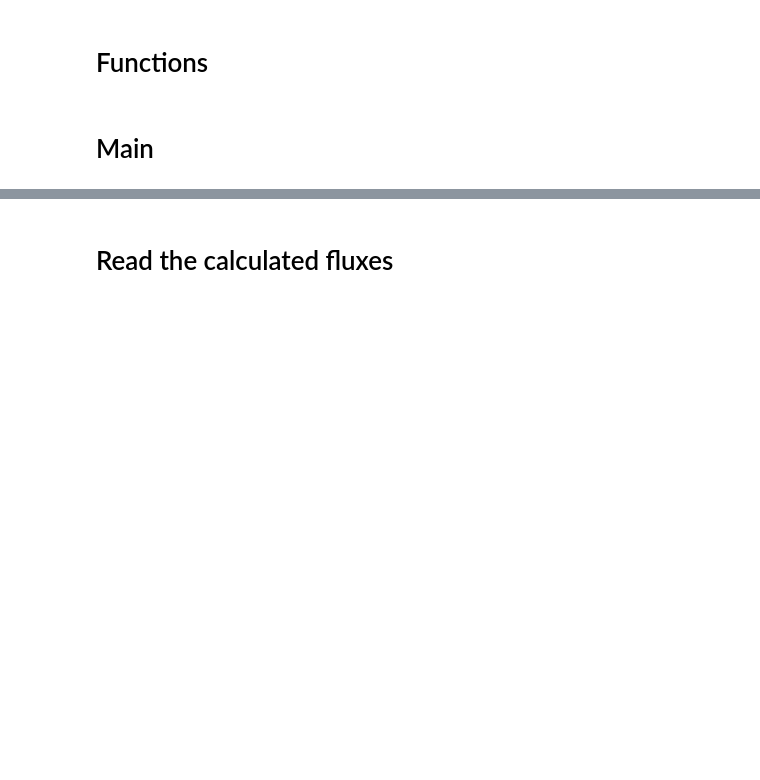
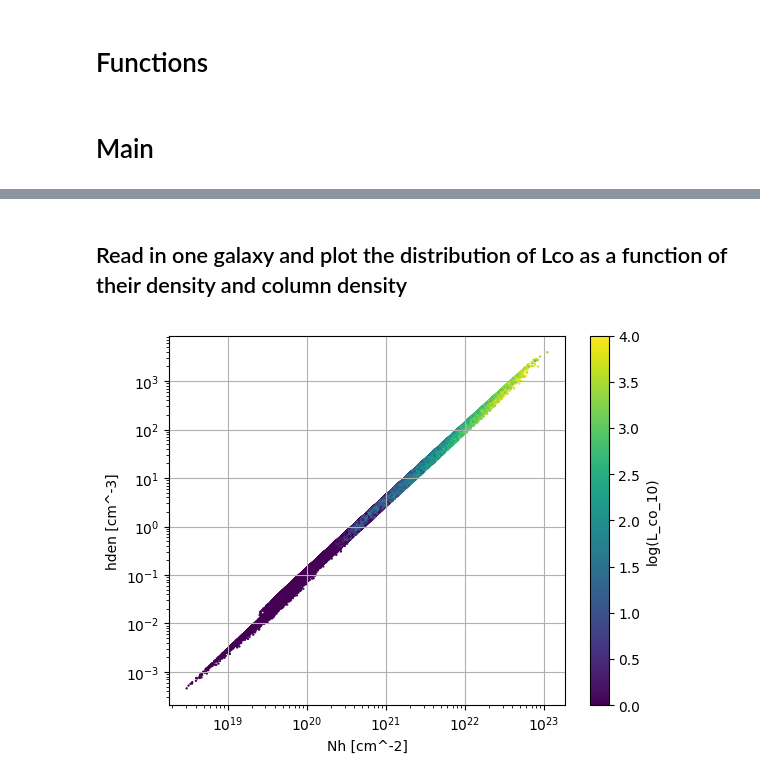
Before and after one commit to dtolgay/niagara_analyze_hden_metallicity_turbulence_isrf_radius, a Jupyter notebook: cloudy/columnDensity_or_depth_and_hden_determines_emissivity.ipynb, the cells around one changed output, grey strips where cells are left out. Cells and saved outputs as stored; diff of their text form; code cells hidden in the pictures; blank space fills up the shorter version.

```diff
--- a/cloudy/columnDensity_or_depth_and_hden_determines_emissivity.ipynb
+++ b/cloudy/columnDensity_or_depth_and_hden_determines_emissivity.ipynb
@@ -160,2 +181,0 @@ print(f"{line_fluxes.iloc[index2][['hden', 'metallicity', 'turbulence', 'isrf',
-# %% [markdown]
-# Read the calculated fluxes
@@ -211,0 +182,45 @@ train_data_df = pd.concat([train_data_df_2, train_data_df_1])
+# %% [markdown]
+## Read in one galaxy and plot the distribution of Lco as a function of their density and column density
+# %%
+from tools import functions_readfiles as readfiles # type: ignore
+
+galaxy_name = "m12i_res7100_md"
+galaxy_type = "zoom_in"
+redshift = "0.0"
+directory = "voronoi_1e5"
+
+# Read the interpolated file
+fdir = f"/scratch/m/murray/dtolgay/post_processing_fire_outputs/skirt/runs_hden_radius/{galaxy_type}/z{redshift}/{galaxy_name}/{directory}/line_emissions_RBFInterpolator_smoothingLength.txt"
+
+
+gas_data, file_specific_columns = readfiles.read_interpolated_files_usingFilePath2(path = fdir, interpolation_type = "line_emissions")
+gas_data['Nh'] = gas_data['hden'] * (gas_data['smoothing_length'] * constants.pc2cm)
+
+
+# use only certain metallicities
+condition = (gas_data['metallicity'] > 1) & (gas_data['metallicity'] < 1.5)
+
+gas_data_filtered = gas_data[condition].copy()
+# %%
+
+colorbar = np.log10(gas_data_filtered['L_co_10'])
+plt.scatter(
+    gas_data_filtered['Nh'],
+    gas_data_filtered['hden'],
+    c=colorbar,
+    cmap='viridis',
+    vmin = 0,
+    vmax = 4,
+    s=0.5,
+)
+plt.colorbar(label='log(L_co_10)')
+plt.xscale("log")
+plt.yscale("log")
+plt.xlabel("Nh [cm^-2]")
+plt.ylabel("hden [cm^-3]")
+plt.grid(True)
+
+
+plt.show()
+# %% [output]
+[figure, added]
```
Also changed, not shown: parts of 11 cells of this notebook, 15 other files.
